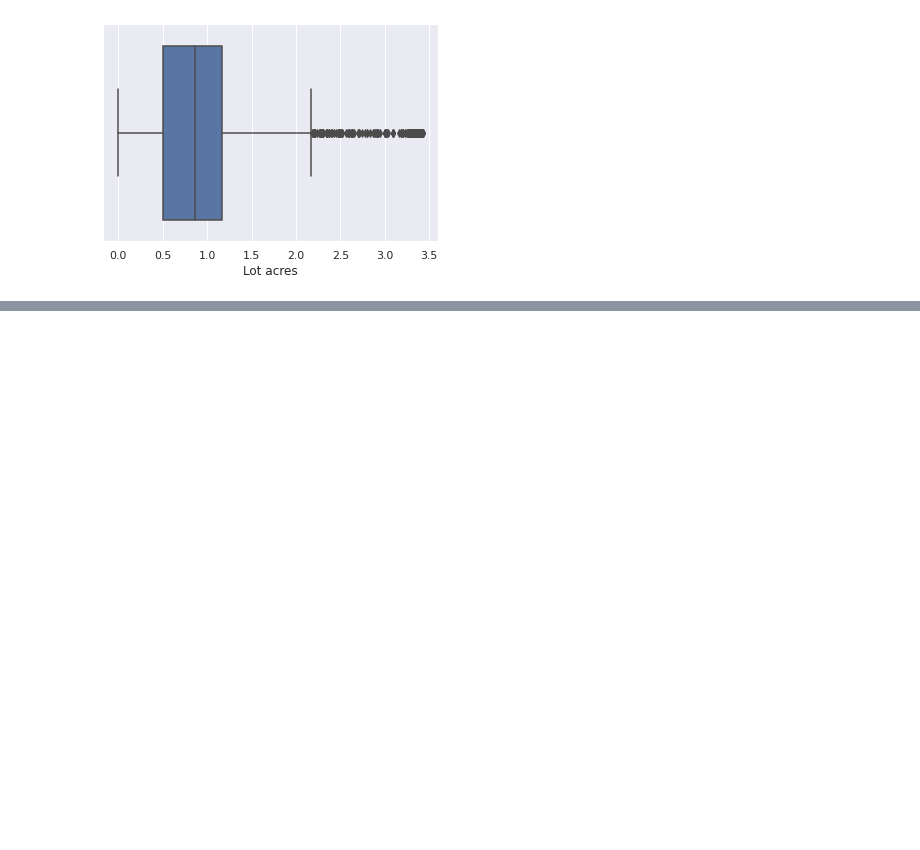
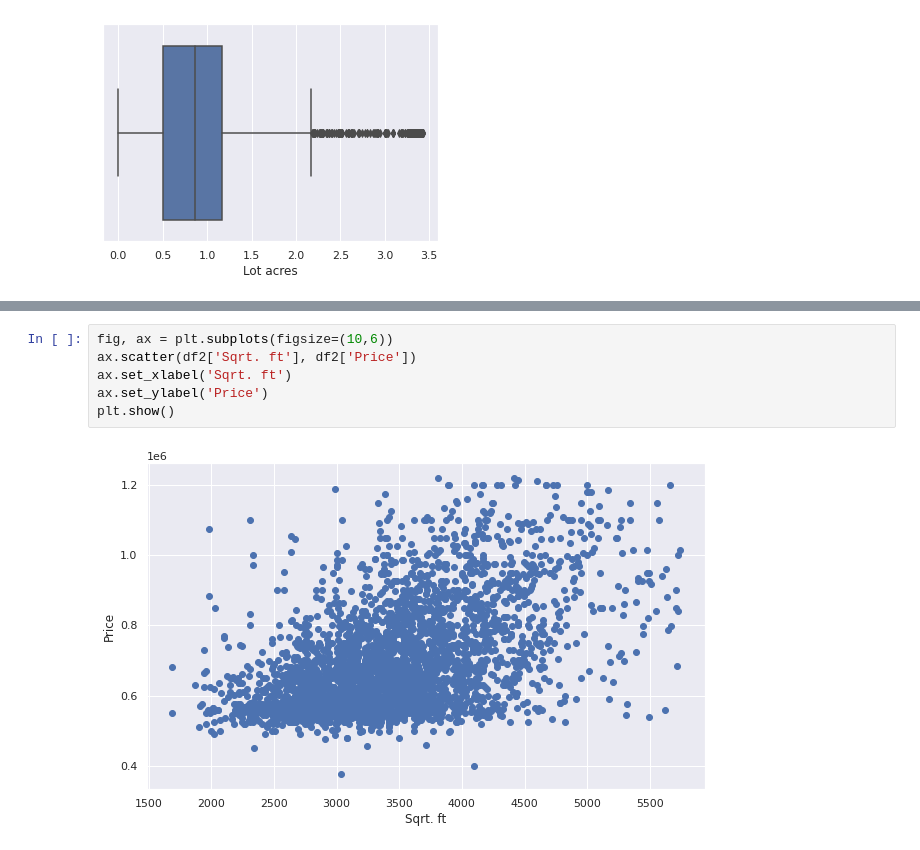
Before and after one commit to Jiji-96/Data-Cleaning-and-EDA, a Jupyter notebook: google_drive_data.ipynb, the cells around one changed output, grey strips where cells are left out. Drawn from its saved outputs; the diff is of its cells as text; blank space fills up the shorter version.

```diff
--- a/google_drive_data.ipynb
+++ b/google_drive_data.ipynb
@@ -568,0 +587,8 @@ sns.boxplot(x=df2['Lot acres'])
+# %%
+fig, ax = plt.subplots(figsize=(10,6))
+ax.scatter(df2['Sqrt. ft'], df2['Price'])
+ax.set_xlabel('Sqrt. ft')
+ax.set_ylabel('Price')
+plt.show()
+# %% [output]
+[figure, added]
```
Also changed, not shown: parts of 6 cells of this notebook.
